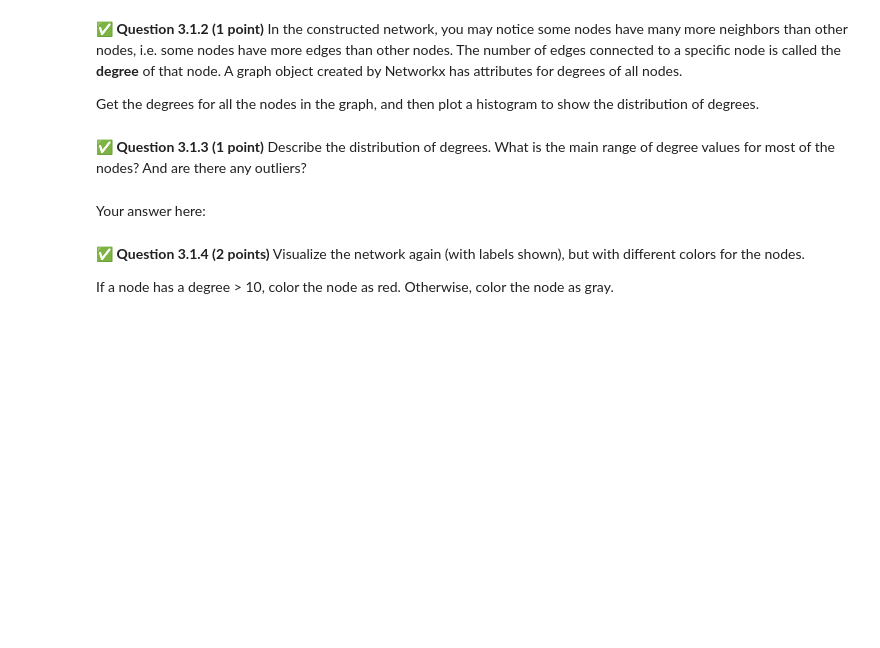
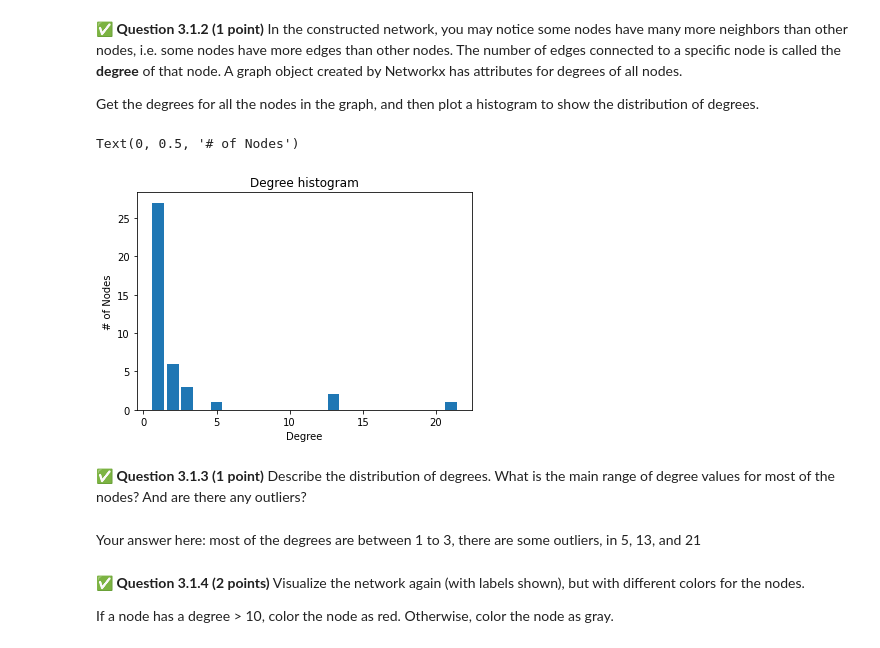
Before and after one commit to silentsiren701/cmse202-s22-turnin, a Jupyter notebook: hw-03/HW-03_ABMAndGraphTheory-STUDENT.ipynb, the cells around one changed output. Drawn from its saved outputs; the diff is of its cells as text; code cells hidden in the pictures; blank space fills up the shorter version.

```diff
--- a/hw-03/HW-03_ABMAndGraphTheory-STUDENT.ipynb
+++ b/hw-03/HW-03_ABMAndGraphTheory-STUDENT.ipynb
@@ -303,7 +312,21 @@ Get the degrees for all the nodes in the graph, and then plot a histogram to sho
+# %%
+# Put your code here:
+degree_sequence = list(d for n, d in network.degree())
+
+plt.bar(*np.unique(degree_sequence, return_counts=True))
+plt.title("Degree histogram")
+plt.xlabel("Degree")
+plt.ylabel("# of Nodes")
+
+# codes modified from https://networkx.org/documentation/stable/auto_examples/drawing/plot_degree.html
+# %% [output]
+Text(0, 0.5, '# of Nodes')
+[figure, added]
 # %% [markdown]
 &#9989; **Question 3.1.3 (1 point)** Describe the distribution of degrees. What is the main range of degree values for most of the nodes? And are there any outliers?
-# %% [markdown]
-Your answer here:
+# %% [markdown]
+Your answer here:
+most of the degrees are between 1 to 3, there are some outliers, in 5, 13, and 21
 # %% [markdown]
 &#9989; **Question 3.1.4 (2 points)** Visualize the network again (with labels shown), but with different colors for the nodes.
 
```
Also changed, not shown: parts of 9 cells of this notebook, 2 other files.
